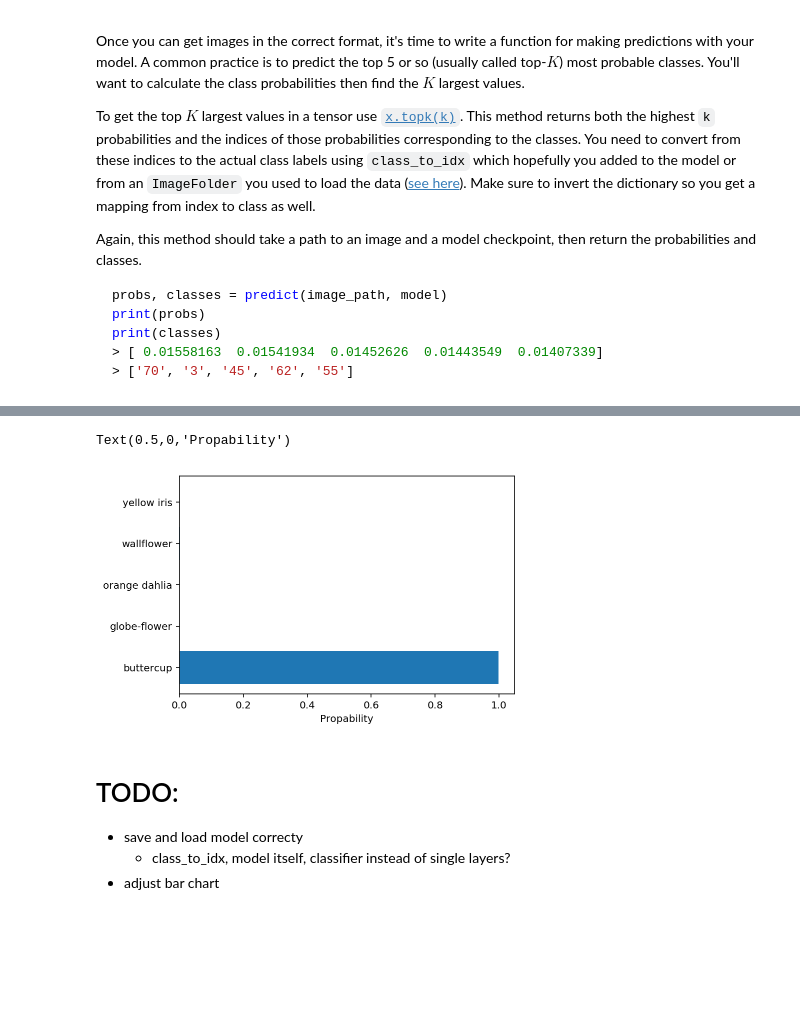
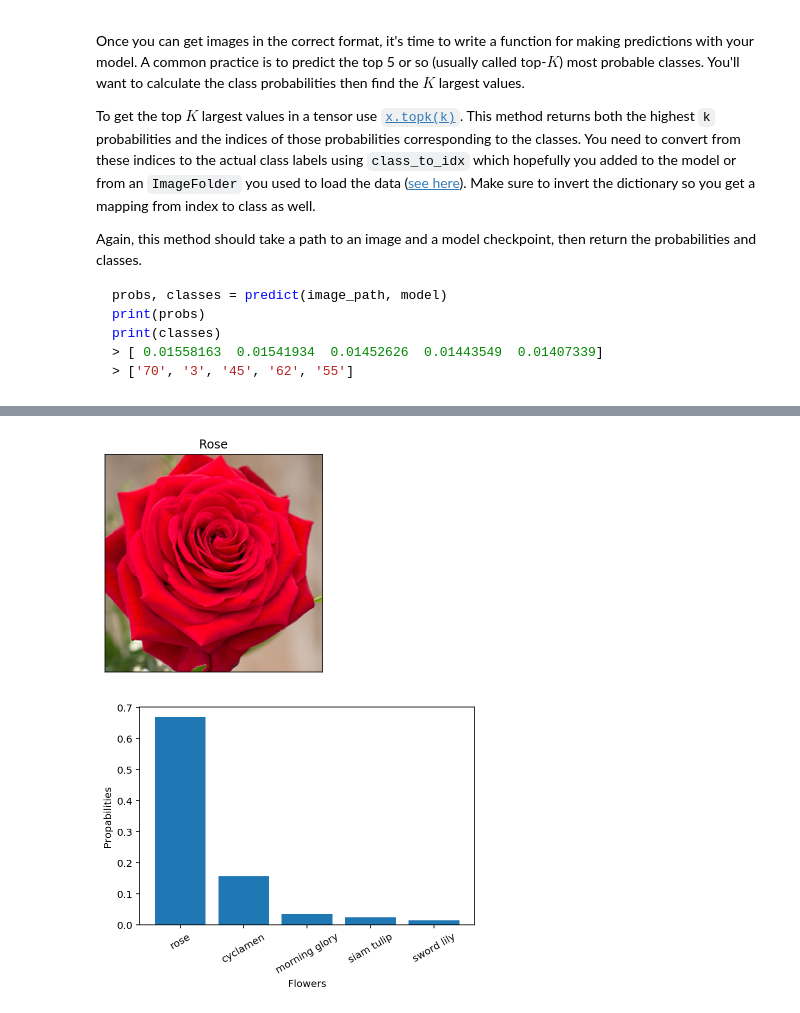
Before and after one commit to M41T3/AIPND_Image_Classifier, a Jupyter notebook: Image Classifier Project.ipynb, the cells around one changed output, grey strips where cells are left out. Cells and saved outputs as stored; diff of their text form; code cells hidden in the pictures; blank space fills up the shorter version.

```diff
--- a/Image Classifier Project.ipynb
+++ b/Image Classifier Project.ipynb
@@ -292,10 +305,12 @@ save_model(model, input_size, hidden_size, output_size)
 At this point it's good to write a function that can load a checkpoint and rebuild the model. That way you can come back to this project and keep working on it without having to retrain the network.
 # %%
 # TODO: Write a function that loads a checkpoint and rebuilds the model
-def load_model(filepath):
-    checkpoint = torch.load(filepath)
-    return create_model(checkpoint["input_size"], checkpoint["hidden_layers"],
-                 checkpoint["output_size"], state_dict = checkpoint["state_dict"] )
+def load_model(filepath, device):
+    #checkpoint = torch.load(filepath, map_location=device)
+    checkpoint = torch.load(filepath, map_location=device)
+    return create_model(checkpoint["class_to_idx"],classifier=checkpoint["classifier"], optimizer=checkpoint["optimizer"],
+                 criterion=checkpoint["criterion"], state_dict=checkpoint["state_dict"] )
 # %%
 #test load model
-model = load_model('checkpoint_1024_512_softmax.pth')
+
+model, criterion, optimizer = load_model('checkpoint_1024_512_softmax_test.pth', "cpu")
@@ -384,8 +398,9 @@ def imshow(image, ax=None, title=None):
 
     # Image needs to be clipped between 0 and 1 or it looks like noise when displayed
     image = np.clip(image, 0, 1)
-
-    plt.title(title)
+    plt.gca().axes.get_xaxis().set_ticks([])
+    plt.gca().axes.get_yaxis().set_ticks([])
+    plt.title(title.title())
     ax.imshow(image)
 
     return ax
@@ -450,10 +458,22 @@ Now that you can use a trained model for predictions, check to make sure it make
 You can convert from the class integer encoding to actual flower names with the `cat_to_name.json` file (should have been loaded earlier in the notebook). To show a PyTorch tensor as an image, use the `imshow` function defined above.
 # %%
 # TODO: Display an image along with the top 5 classes
-image = process_image(Image.open("buttercup_flower_test.jpg"))
-probs, classes = predict("buttercup_flower_test.jpg", model)
+def print_result(image_path, model):
 
-print(probs, classes)
-classes = [int(item) for item in classes]
-flower_name = [cat_to_name_dict[i] for i in classes]
-imshow(image, title=flower_name[0])
+    image = process_image(Image.open(image_path))
+    probs, classes = predict(image_path, model)
+
+    #print(probs, classes)#debug
+
+    classes = [int(item) for item in classes]
+    flower_name = [cat_to_name_dict[i] for i in classes]
+    imshow(image, title=flower_name[0])
+
+    #print bar graph
+    fig, ax = plt.subplots()
+
+    plt.bar(range(len(flower_name)), probs) # sort by value
+    plt.ylabel("Propabilities")
+    plt.xlabel("Flowers")
+    plt.xticks(range(len(flower_name)), flower_name , rotation=30) # sort by value
+    plt.show()
@@ -465,12 +480,6 @@ imshow(image, title=flower_name[0])
-# %%
-# highest on top!!
-plt.barh(flower_name, probs)
-plt.xlabel("Propability")
-# %% [output]
-Text(0.5,0,'Propability')
-[figure, removed]
-# %% [markdown]
-# TODO:
-- save and load model correcty
-    - class_to_idx, model itself, classifier instead of single layers?
-- adjust bar chart
+# %%
+image_path = "rose.jpg" #"buttercup_flower_test.jpg"
+print_result(image_path, model)
+# %% [output]
+[figure, added]
+[figure, added]
```
Also changed, not shown: parts of 12 cells of this notebook, 3 other files.
